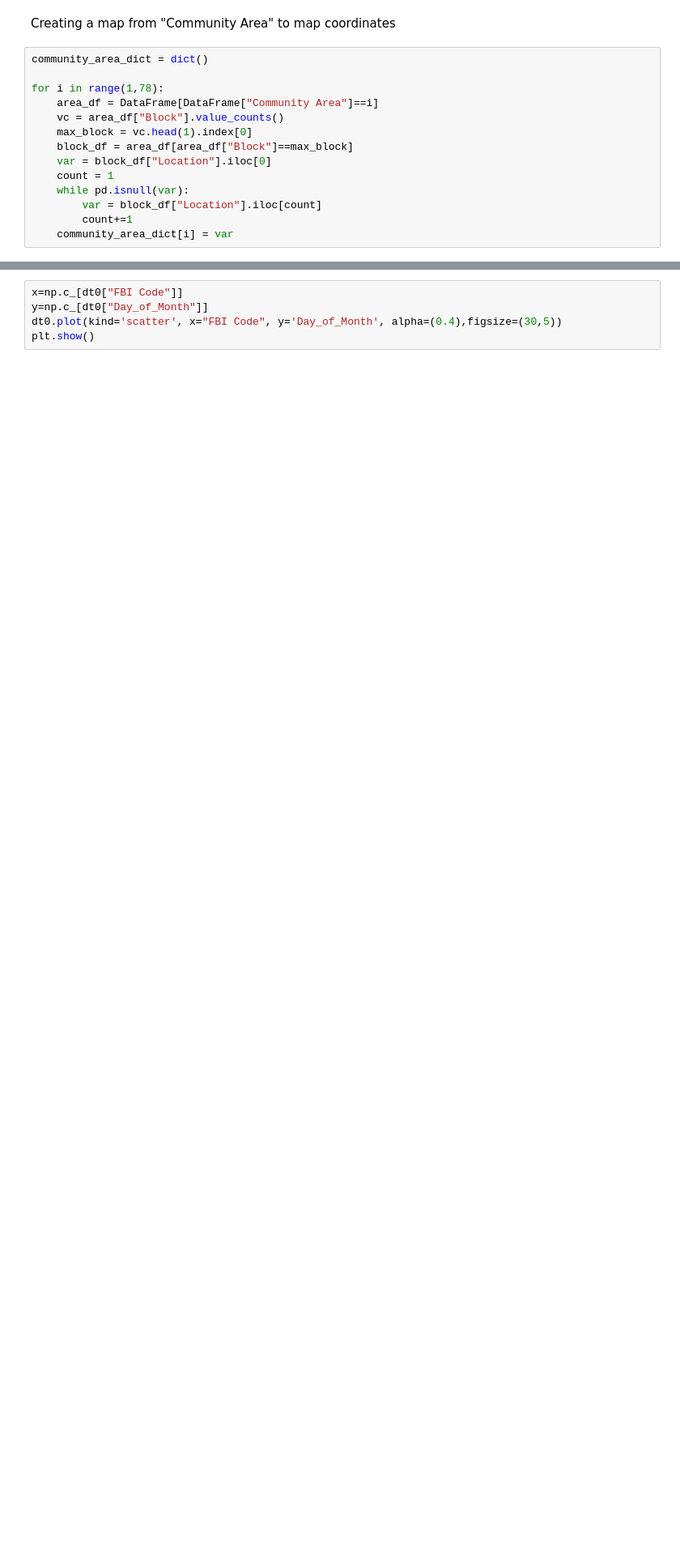
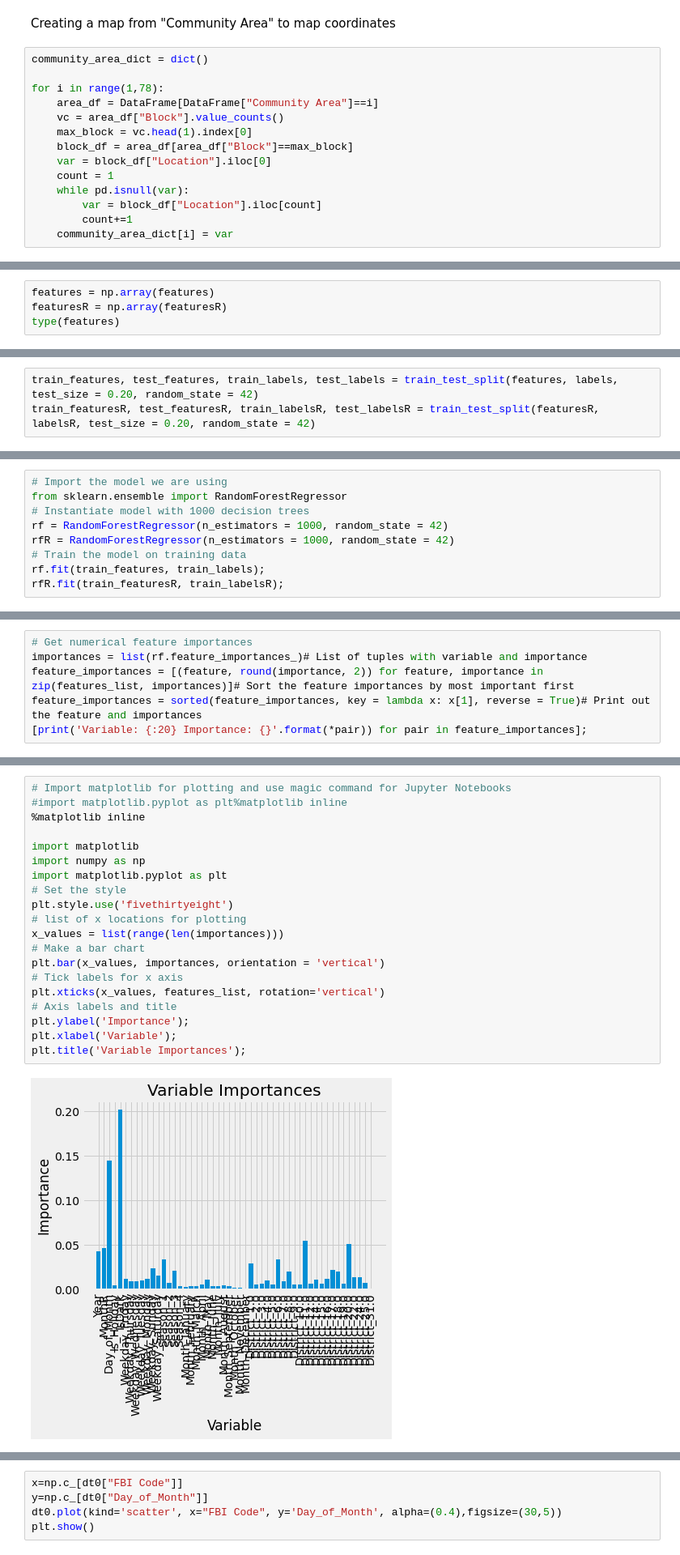
Before and after one commit to ShaharBirzon/ChicagoCrime-MSI, a Jupyter notebook: Chicago_ML_Skeleton.ipynb, the cells around one changed output, grey strips where cells are left out. Shown at 81% size. Cells and saved outputs as stored; diff of their text form; blank space fills up the shorter version.

```diff
--- a/Chicago_ML_Skeleton.ipynb
+++ b/Chicago_ML_Skeleton.ipynb
@@ -346,0 +509,4 @@ Should we  remove rows related to 6 days at the beginning of September?
+# %%
+features = np.array(features)
+featuresR = np.array(featuresR)
+type(features)
@@ -346,0 +517,3 @@ Should we  remove rows related to 6 days at the beginning of September?
+# %%
+train_features, test_features, train_labels, test_labels = train_test_split(features, labels, test_size = 0.20, random_state = 42)
+train_featuresR, test_featuresR, train_labelsR, test_labelsR = train_test_split(featuresR, labelsR, test_size = 0.20, random_state = 42)
@@ -346,0 +546,9 @@ Should we  remove rows related to 6 days at the beginning of September?
+# %%
+# Import the model we are using
+from sklearn.ensemble import RandomForestRegressor
+# Instantiate model with 1000 decision trees
+rf = RandomForestRegressor(n_estimators = 1000, random_state = 42)
+rfR = RandomForestRegressor(n_estimators = 1000, random_state = 42)
+# Train the model on training data
+rf.fit(train_features, train_labels);
+rfR.fit(train_featuresR, train_labelsR);
@@ -346,0 +635,6 @@ Should we  remove rows related to 6 days at the beginning of September?
+# %%
+# Get numerical feature importances
+importances = list(rf.feature_importances_)# List of tuples with variable and importance
+feature_importances = [(feature, round(importance, 2)) for feature, importance in zip(features_list, importances)]# Sort the feature importances by most important first
+feature_importances = sorted(feature_importances, key = lambda x: x[1], reverse = True)# Print out the feature and importances
+[print('Variable: {:20} Importance: {}'.format(*pair)) for pair in feature_importances];
@@ -346,0 +659,22 @@ Should we  remove rows related to 6 days at the beginning of September?
+# %%
+# Import matplotlib for plotting and use magic command for Jupyter Notebooks
+#import matplotlib.pyplot as plt%matplotlib inline
+%matplotlib inline
+
+import matplotlib
+import numpy as np
+import matplotlib.pyplot as plt
+# Set the style
+plt.style.use('fivethirtyeight')
+# list of x locations for plotting
+x_values = list(range(len(importances)))
+# Make a bar chart
+plt.bar(x_values, importances, orientation = 'vertical')
+# Tick labels for x axis
+plt.xticks(x_values, features_list, rotation='vertical')
+# Axis labels and title
+plt.ylabel('Importance');
+plt.xlabel('Variable');
+plt.title('Variable Importances');
+# %% [output]
+[figure, added]
```
Also changed, not shown: parts of 91 cells of this notebook.
